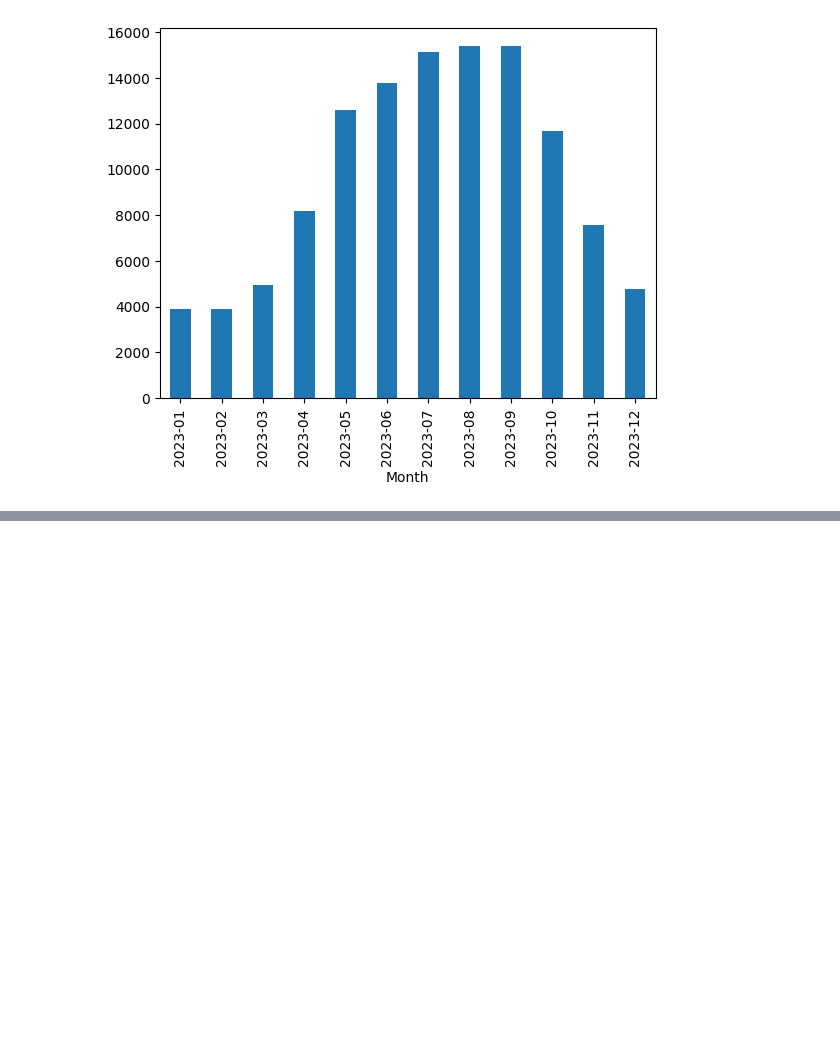
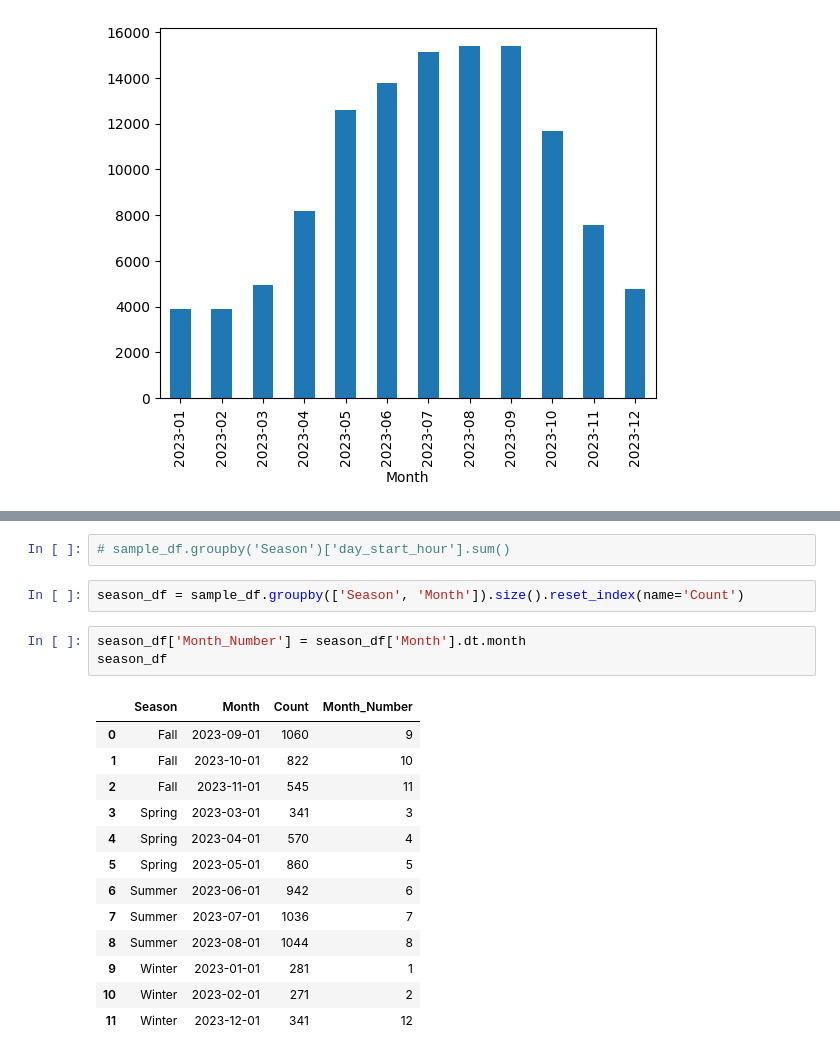
Before and after one commit to ConstCorrectness/toronto-bikeshare-2024, a Jupyter notebook: main.ipynb, the cells around one changed output, grey strips where cells are left out. Drawn from its saved outputs; the diff is of its cells as text; blank space fills up the shorter version.

```diff
--- a/main.ipynb
+++ b/main.ipynb
@@ -605,0 +636,21 @@ sample_df.groupby('Month')['day_start_hour'].sum().plot(kind='bar')
+# %%
+# sample_df.groupby('Season')['day_start_hour'].sum()
+# %%
+season_df = sample_df.groupby(['Season', 'Month']).size().reset_index(name='Count')
+# %%
+season_df['Month_Number'] = season_df['Month'].dt.month
+season_df
+# %% [output]
+|  | Season | Month | Count | Month_Number |
+| 0 | Fall | 2023-09-01 | 1060 | 9 |
+| 1 | Fall | 2023-10-01 | 822 | 10 |
+| 2 | Fall | 2023-11-01 | 545 | 11 |
+| 3 | Spring | 2023-03-01 | 341 | 3 |
+| 4 | Spring | 2023-04-01 | 570 | 4 |
+| 5 | Spring | 2023-05-01 | 860 | 5 |
+| 6 | Summer | 2023-06-01 | 942 | 6 |
+| 7 | Summer | 2023-07-01 | 1036 | 7 |
+| 8 | Summer | 2023-08-01 | 1044 | 8 |
+| 9 | Winter | 2023-01-01 | 281 | 1 |
+| 10 | Winter | 2023-02-01 | 271 | 2 |
+| 11 | Winter | 2023-12-01 | 341 | 12 |
```
Also changed, not shown: parts of 5 cells of this notebook, 2 other files.
